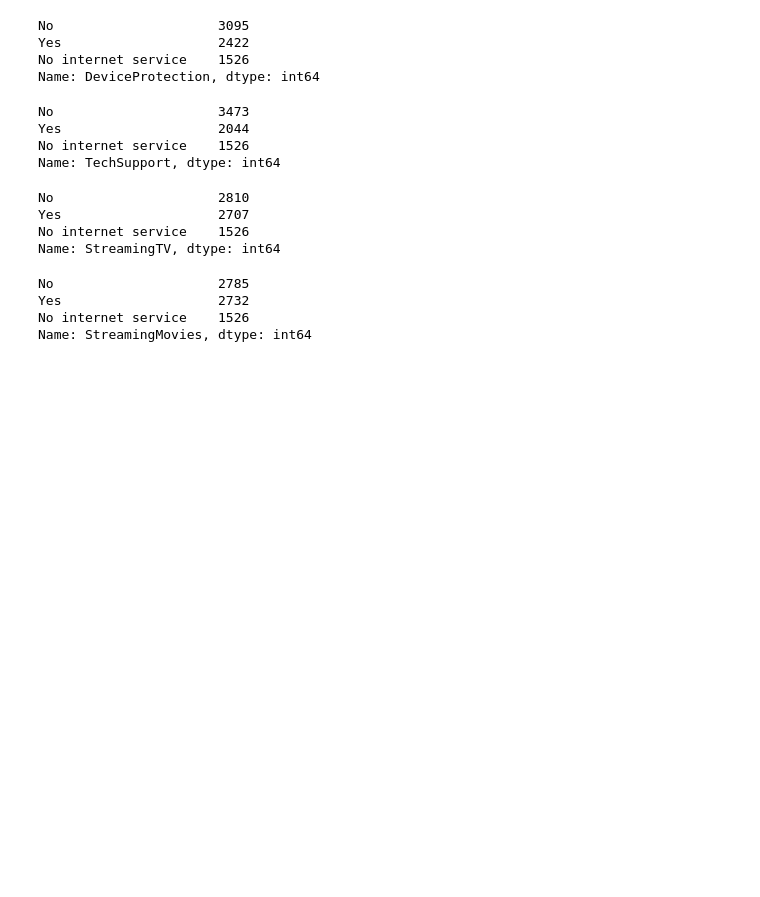
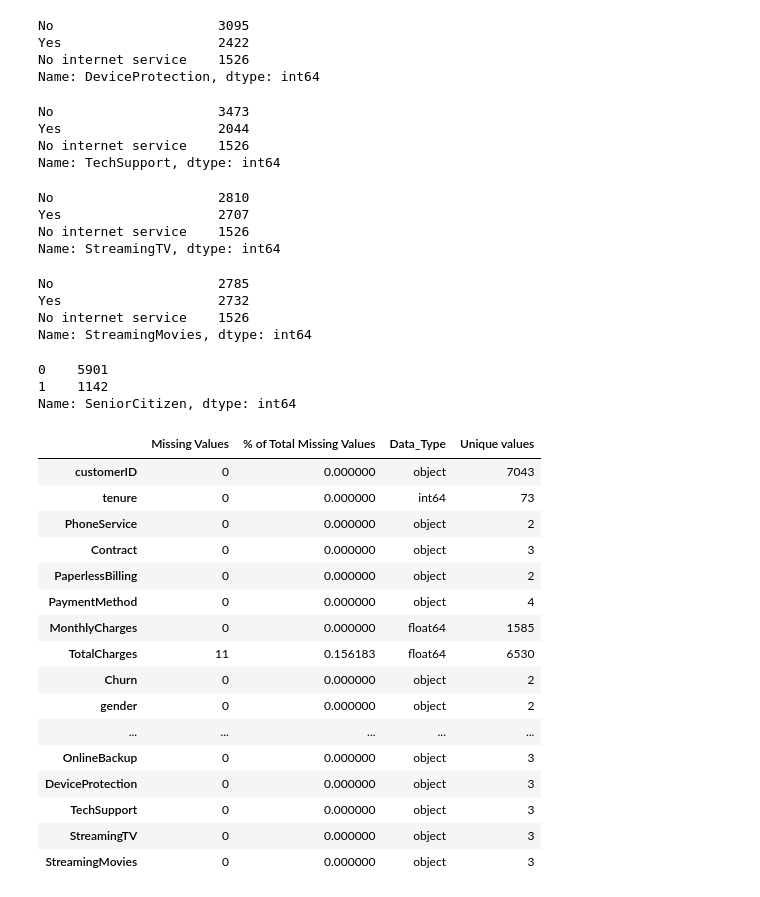
Before and after one commit to chethanbr86/MLDL_projects, a Jupyter notebook: Telecom_Churn/telecom_churn.ipynb, the cells around one changed output. Saved outputs shown, nothing was run; the diff lists cells and outputs as text; code cells hidden in the pictures; blank space fills up the shorter version.

```diff
--- a/Telecom_Churn/telecom_churn.ipynb
+++ b/Telecom_Churn/telecom_churn.ipynb
@@ -210,3 +210,32 @@ No                     2785
 Yes                    2732
 No internet service    1526
 Name: StreamingMovies, dtype: int64
+# %%
+telecom.SeniorCitizen.value_counts(dropna=False)
+# %% [output]
+0    5901
+1    1142
+Name: SeniorCitizen, dtype: int64
+# %%
+#telecom.TotalCharges = telecom.TotalCharges.astype(float)
+telecom.TotalCharges = pd.to_numeric(telecom.TotalCharges, errors='coerce')
+# %%
+details(telecom)
+# %% [output]
+|  | Missing Values | % of Total Missing Values | Data_Type | Unique values |
+| customerID | 0 | 0.000000 | object | 7043 |
+| tenure | 0 | 0.000000 | int64 | 73 |
+| PhoneService | 0 | 0.000000 | object | 2 |
+| Contract | 0 | 0.000000 | object | 3 |
+| PaperlessBilling | 0 | 0.000000 | object | 2 |
+| PaymentMethod | 0 | 0.000000 | object | 4 |
+| MonthlyCharges | 0 | 0.000000 | float64 | 1585 |
+| TotalCharges | 11 | 0.156183 | float64 | 6530 |
+| Churn | 0 | 0.000000 | object | 2 |
+| gender | 0 | 0.000000 | object | 2 |
+| ... | ... | ... | ... | ... |
+| OnlineBackup | 0 | 0.000000 | object | 3 |
+| DeviceProtection | 0 | 0.000000 | object | 3 |
+| TechSupport | 0 | 0.000000 | object | 3 |
+| StreamingTV | 0 | 0.000000 | object | 3 |
+| StreamingMovies | 0 | 0.000000 | object | 3 |
```
Also changed, not shown: parts of 3 cells of this notebook.
